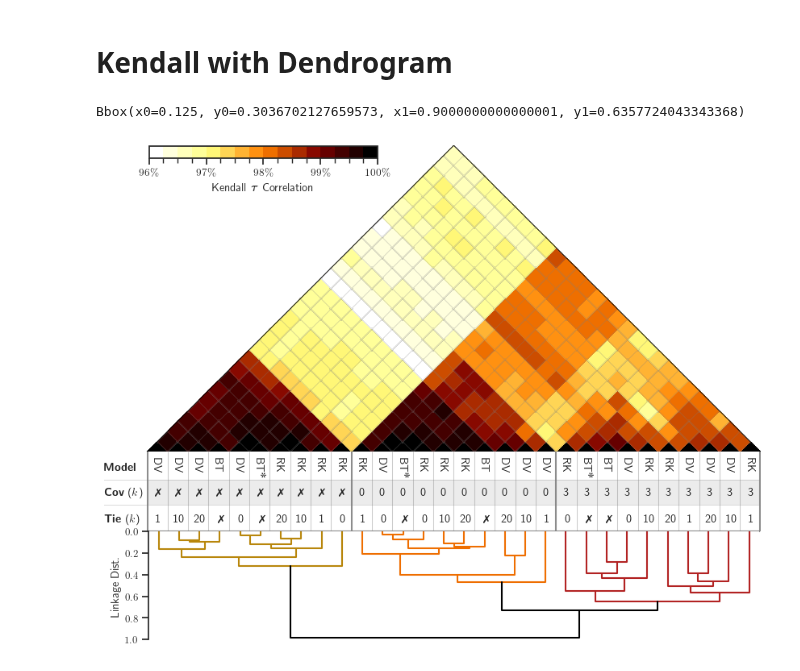
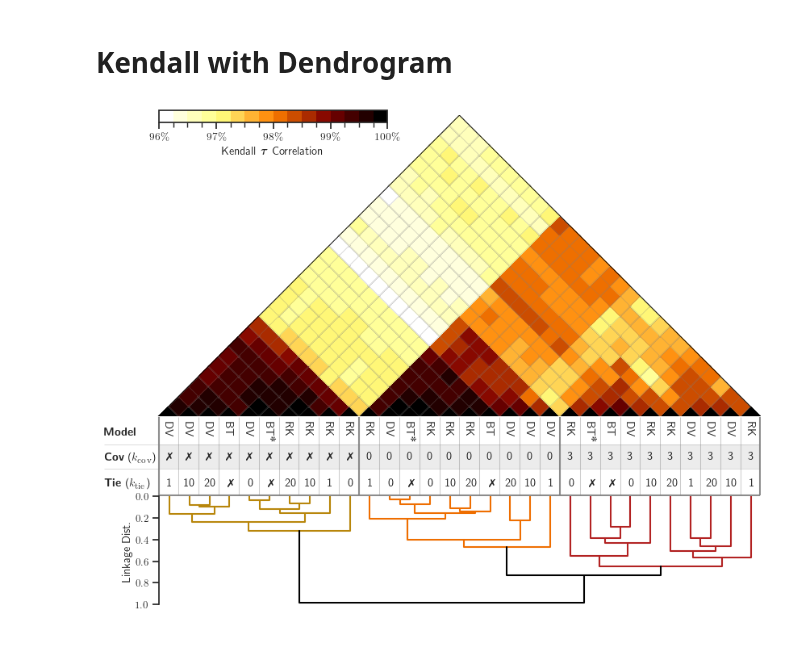
Before and after one commit to suquark/leaderbot, a Jupyter notebook: notebooks/Kendall.ipynb, the cells around one changed output. Drawn from its saved outputs; the diff is of its cells as text; code cells hidden in the pictures.

```diff
--- a/notebooks/Kendall.ipynb
+++ b/notebooks/Kendall.ipynb
@@ -508,13 +508,13 @@ with texplot.theme(use_latex=True, font_scale=0.85):
             color = (0.5, 0.5, 0.5, 0.4)
         ax_bottom.vlines(x, 0.27, 1.35, color=color, linewidth=linewidth, zorder=10)
 
-    ax_bottom.text(-1.14, 0.52, r'\textbf{Model}')
-    ax_bottom.text(-1.14, 0.87, r'\textbf{Cov} ($k$)')
-    ax_bottom.text(-1.14, 1.23, r'\textbf{Tie} ($k$)')
+    ax_bottom.text(-1.18, 0.52, r'\textbf{Model}')
+    ax_bottom.text(-1.18, 0.87, r'\textbf{Cov} ($k_{\mathrm{cov}}$)')
+    ax_bottom.text(-1.18, 1.23, r'\textbf{Tie} ($k_{\mathrm{tie}}$)')
 
     #ax_bottom.hlines(0.22, -1.15, 1, color=(0.5, 0.5, 0.5, 0.4), linewidth=0.5)
-    ax_bottom.hlines(0.65, -1.15, 1, color=(0.5, 0.5, 0.5, 0.4), linewidth=0.5)
-    ax_bottom.hlines(0.99, -1.15, 1, color=(0.5, 0.5, 0.5, 0.4), linewidth=0.5)
+    ax_bottom.hlines(0.65, -1.18, 1, color=(0.5, 0.5, 0.5, 0.4), linewidth=0.5)
+    ax_bottom.hlines(0.99, -1.18, 1, color=(0.5, 0.5, 0.5, 0.4), linewidth=0.5)
     ax_bottom.hlines(1.35, -1+epsilon, 1-epsilon, color=(0.5, 0.5, 0.5, 0.9), linewidth=1.5)
     #ax_bottom.vlines(-1.15, 0.22, 1.25, color=(0.5, 0.5, 0.5, 0.4), linewidth=0.5)
 
@@ -522,7 +522,8 @@ with texplot.theme(use_latex=True, font_scale=0.85):
                                       facecolor=(0.5, 0.5, 0.5, 0.15),
                                       edgecolor='none', zorder=-10))
 
-    ax_bottom.set_xlim(left=-1.14)
+    # ax_bottom.set_xlim(left=-1.14)
+    ax_bottom.set_xlim(left=-1.18) ##
 
     ax_bottom.set_zorder(0)
     ax_top.set_zorder(1)
@@ -565,37 +566,38 @@ with texplot.theme(use_latex=True, font_scale=0.85):
     # Set the width of ax_dendro to match ax_top's width
     # ax_dendro.set_position([pos_top.x0, pos_dendro.y0, pos_top.width,
     #                         pos_dendro.height])
-    ax_dendro.set_position([0.1775, pos_dendro.y0-0.0097, 0.721,
+    # ax_dendro.set_position([0.1775, pos_dendro.y0-0.0097, 0.721,
+    #                         pos_dendro.height])
+    ax_dendro.set_position([0.19023, pos_dendro.y0-0.0097, 0.71,
                             pos_dendro.height])
 
     # ax_dendro.set_ylim([2e-3, 2e-1])
     # ax_dendro.set_ylim(top=0.14, bottom=1.01)
     # ax_dendro.set_yscale('log')
     # min_y = np.min(custom_linkage[:, 2])
     # max_y = np.max(custom_linkage[:, 2])
     # rng_y = max_y - min_y
     # ax_dendro.set_ylim([min_y - 0.05 * rng_y, max_y + 0.01 * rng_y])
     # ax_dendro.set_ylim([min_y / 1.2, max_y *1.05])
     ax_dendro.set_xlim([0, 10 * dist_matrix.shape[0]])
     ax_dendro.set_ylim([0, 1])
     # ax_dendro.set_ylim([2e-2, 1e0 * 1.04])
     ax_dendro.invert_yaxis()
     ax_dendro.set_ylabel('Linkage Dist.')
     ax_dendro.tick_params(axis='y', labelsize=9)
     ax_dendro.yaxis.labelpad = 3
 
     # max_height = custom_linkage[:, 2].max()
     # ax_dendro.set_ylim(bottom=max_height + 3e-3)
 
-    cb.ax.set_position([0.178, 0.2346, 0.27, 0.4])
+    cb.ax.set_position([0.1897, 0.2346, 0.27, 0.4])
 
     if use_weight:
         filename = 'kendall_weighted_dendrogram.pdf'
     else:
         filename = 'kendall_dendrogram.pdf'
     plt.savefig(filename, bbox_inches='tight', pad_inches=0)
 
     plt.show()
 # %% [output]
-Bbox(x0=0.125, y0=0.3036702127659573, x1=0.9000000000000001, y1=0.6357724043343368)
-[figure, old version]
+[figure, new version]
```
Also changed, not shown: 4 other files.
